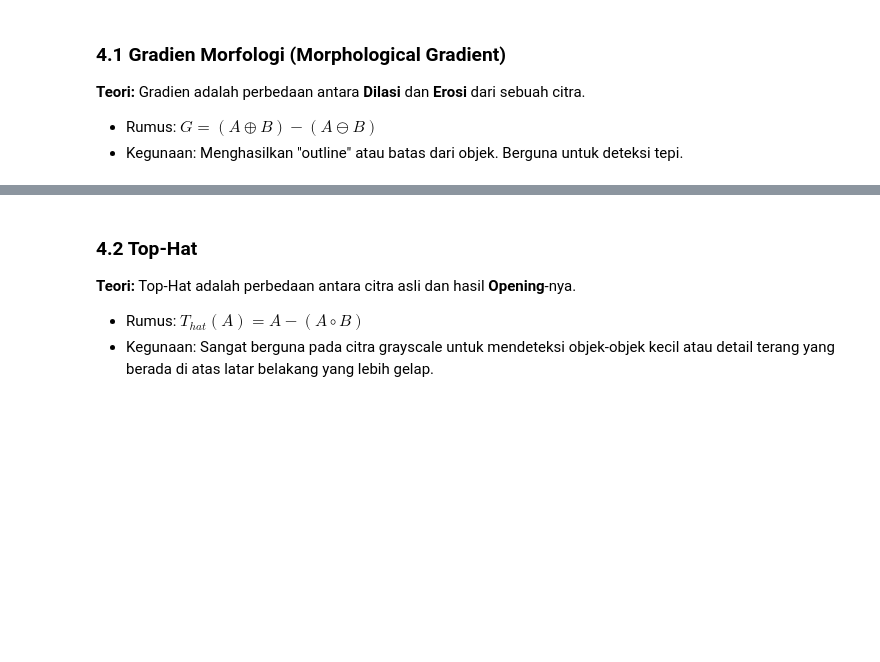
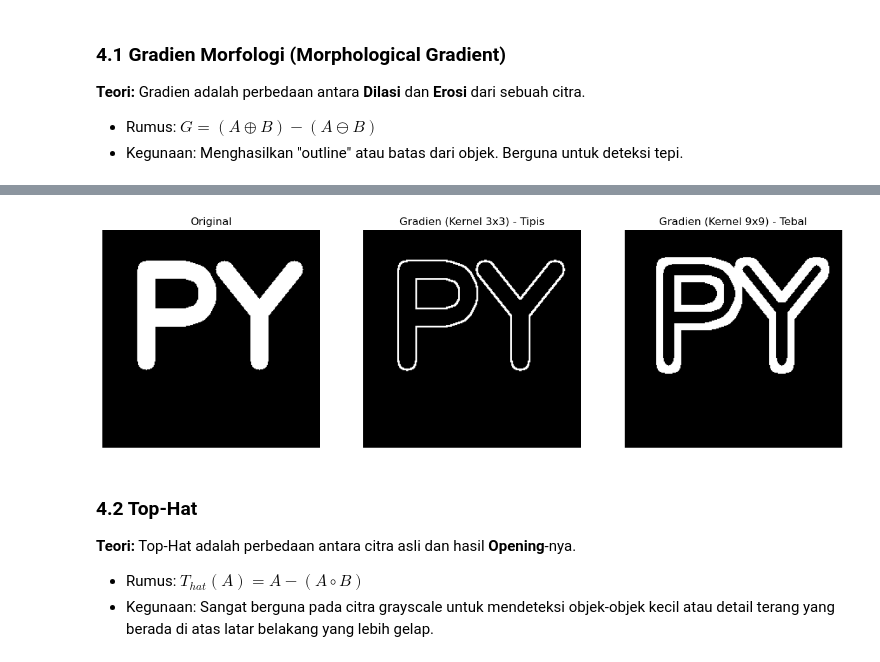
Before and after one commit to t0ccata/tugas3morphology, a Jupyter notebook: skrip_v1.ipynb, the cells around one changed output, grey strips where cells are left out. Cells and saved outputs as stored; diff of their text form; code cells hidden in the pictures; blank space fills up the shorter version.

```diff
--- a/skrip_v1.ipynb
+++ b/skrip_v1.ipynb
@@ -79,3 +289,30 @@ tulis sini
+# %%
+kernel_small = np.ones((3, 3), np.uint8)
+gradient_small = cv2.morphologyEx(img, cv2.MORPH_GRADIENT, kernel_small)
+
+kernel_large = np.ones((9, 9), np.uint8)
+gradient_large = cv2.morphologyEx(img, cv2.MORPH_GRADIENT, kernel_large)
+
+plt.figure(figsize=(15, 5))
+
+plt.subplot(1, 3, 1)
+plt.title("Original")
+plt.imshow(img, cmap='gray')
+plt.axis('off')
+
+plt.subplot(1, 3, 2)
+plt.title("Gradien (Kernel 3x3) - Tipis")
+plt.imshow(gradient_small, cmap='gray')
+plt.axis('off')
+
+plt.subplot(1, 3, 3)
+plt.title("Gradien (Kernel 9x9) - Tebal")
+plt.imshow(gradient_large, cmap='gray')
+plt.axis('off')
+
+plt.show()
+# %% [output]
+[figure, added]
 # %% [markdown]
 ### 4.2 Top-Hat
 
```
Also changed, not shown: parts of 15 cells of this notebook.
